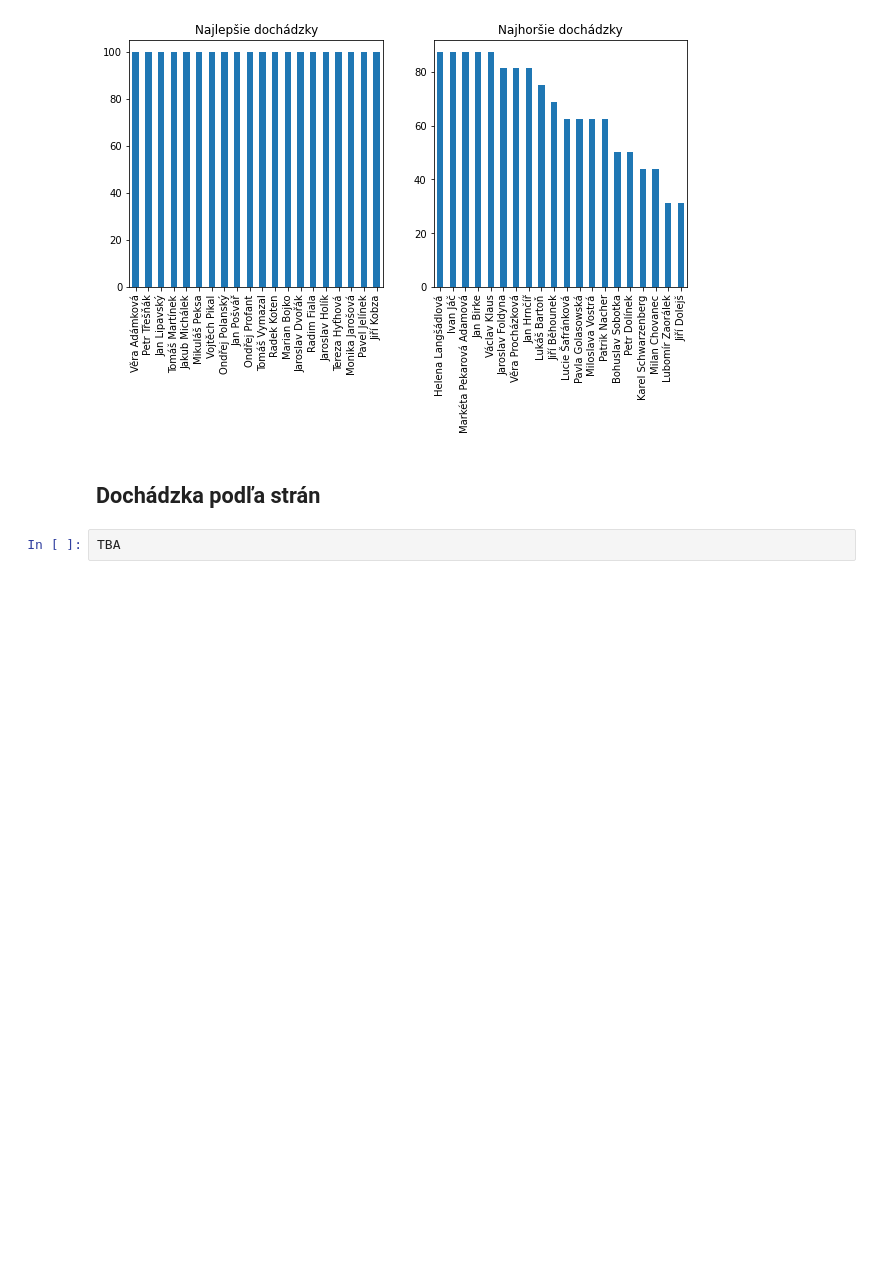
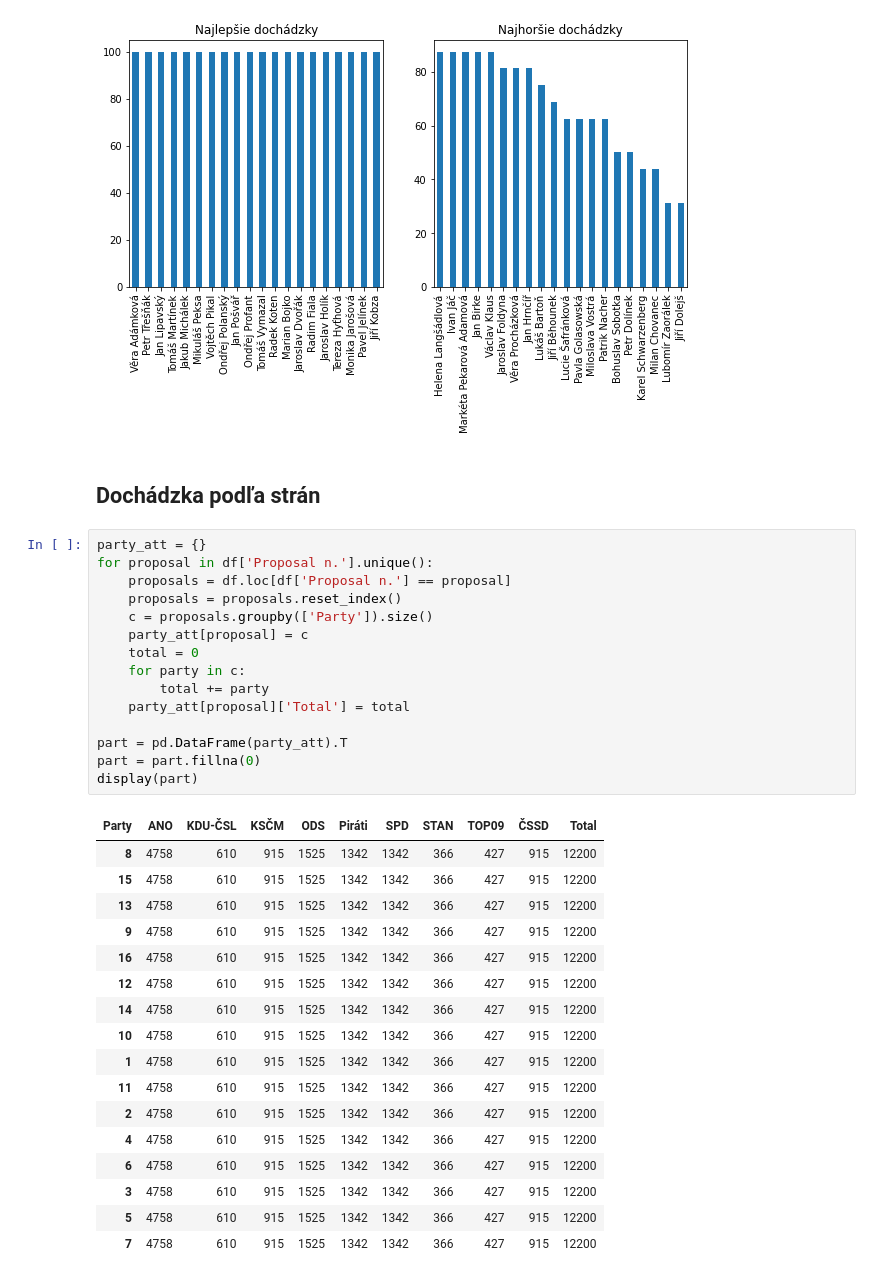
Before and after one commit to bumbac/VZD-ML, a Jupyter notebook: 01/src/hw.ipynb, the cells around one changed output. Drawn from its saved outputs; the diff is of its cells as text; blank space fills up the shorter version.

```diff
--- a/01/hw.ipynb
+++ b/01/src/hw.ipynb
@@ -236,5 +236,36 @@ Najhoršia dochádza:
 [figure]
 # %% [markdown]
 ## Dochádzka podľa strán
-# %%
-TBA
+# %%
+party_att = {}
+for proposal in df['Proposal n.'].unique():
+    proposals = df.loc[df['Proposal n.'] == proposal]
+    proposals = proposals.reset_index()
+    c = proposals.groupby(['Party']).size()
+    party_att[proposal] = c
+    total = 0
+    for party in c:
+        total += party
+    party_att[proposal]['Total'] = total
+
+part = pd.DataFrame(party_att).T
+part = part.fillna(0)
+display(part)
+# %% [output]
+| Party | ANO | KDU-ČSL | KSČM | ODS | Piráti | SPD | STAN | TOP09 | ČSSD | Total |
+| 8 | 4758 | 610 | 915 | 1525 | 1342 | 1342 | 366 | 427 | 915 | 12200 |
+| 15 | 4758 | 610 | 915 | 1525 | 1342 | 1342 | 366 | 427 | 915 | 12200 |
+| 13 | 4758 | 610 | 915 | 1525 | 1342 | 1342 | 366 | 427 | 915 | 12200 |
+| 9 | 4758 | 610 | 915 | 1525 | 1342 | 1342 | 366 | 427 | 915 | 12200 |
+| 16 | 4758 | 610 | 915 | 1525 | 1342 | 1342 | 366 | 427 | 915 | 12200 |
+| 12 | 4758 | 610 | 915 | 1525 | 1342 | 1342 | 366 | 427 | 915 | 12200 |
+| 14 | 4758 | 610 | 915 | 1525 | 1342 | 1342 | 366 | 427 | 915 | 12200 |
+| 10 | 4758 | 610 | 915 | 1525 | 1342 | 1342 | 366 | 427 | 915 | 12200 |
+| 1 | 4758 | 610 | 915 | 1525 | 1342 | 1342 | 366 | 427 | 915 | 12200 |
+| 11 | 4758 | 610 | 915 | 1525 | 1342 | 1342 | 366 | 427 | 915 | 12200 |
+| 2 | 4758 | 610 | 915 | 1525 | 1342 | 1342 | 366 | 427 | 915 | 12200 |
+| 4 | 4758 | 610 | 915 | 1525 | 1342 | 1342 | 366 | 427 | 915 | 12200 |
+| 6 | 4758 | 610 | 915 | 1525 | 1342 | 1342 | 366 | 427 | 915 | 12200 |
+| 3 | 4758 | 610 | 915 | 1525 | 1342 | 1342 | 366 | 427 | 915 | 12200 |
+| 5 | 4758 | 610 | 915 | 1525 | 1342 | 1342 | 366 | 427 | 915 | 12200 |
+| 7 | 4758 | 610 | 915 | 1525 | 1342 | 1342 | 366 | 427 | 915 | 12200 |
```
Also changed, not shown: parts of 6 cells of this notebook, 4 other files.
